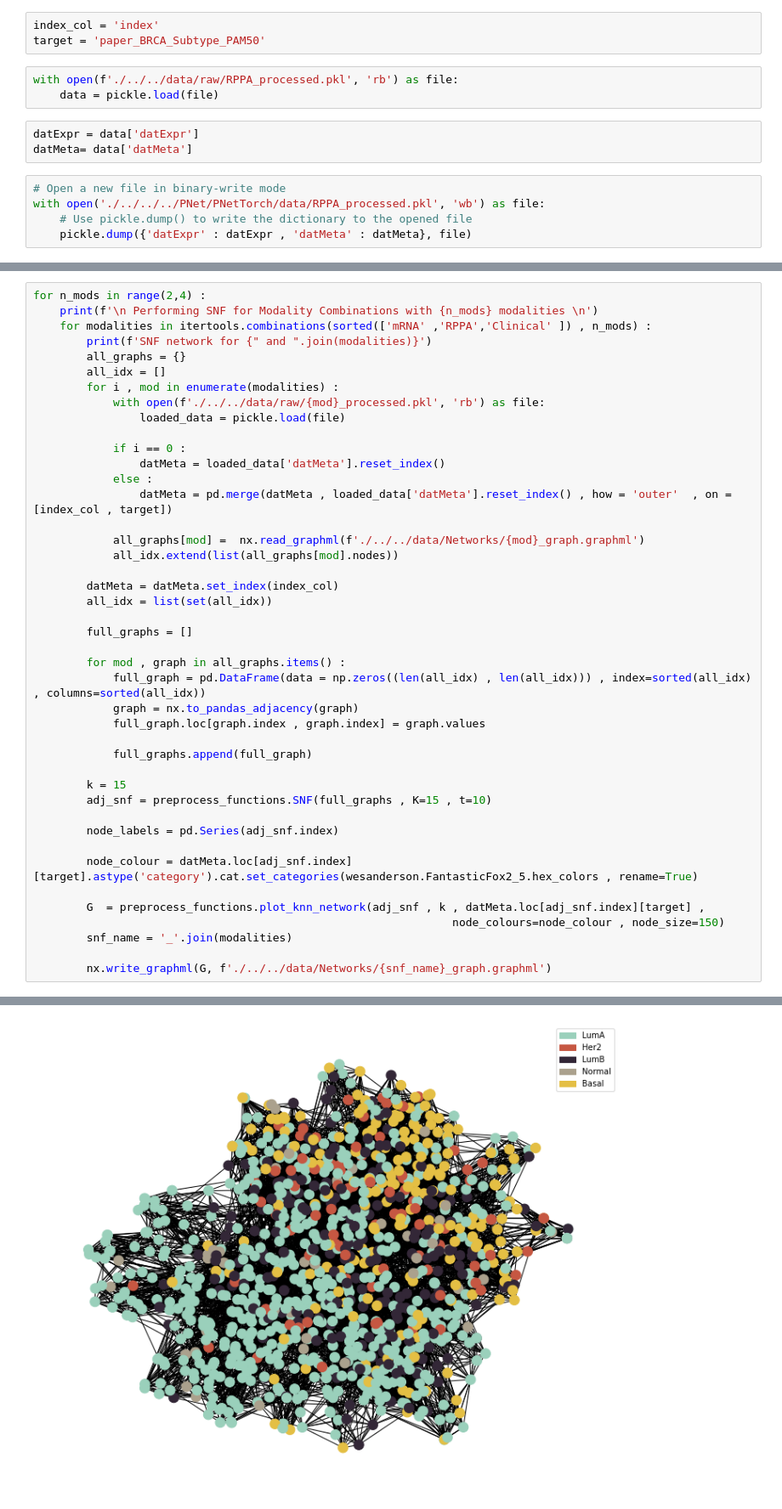
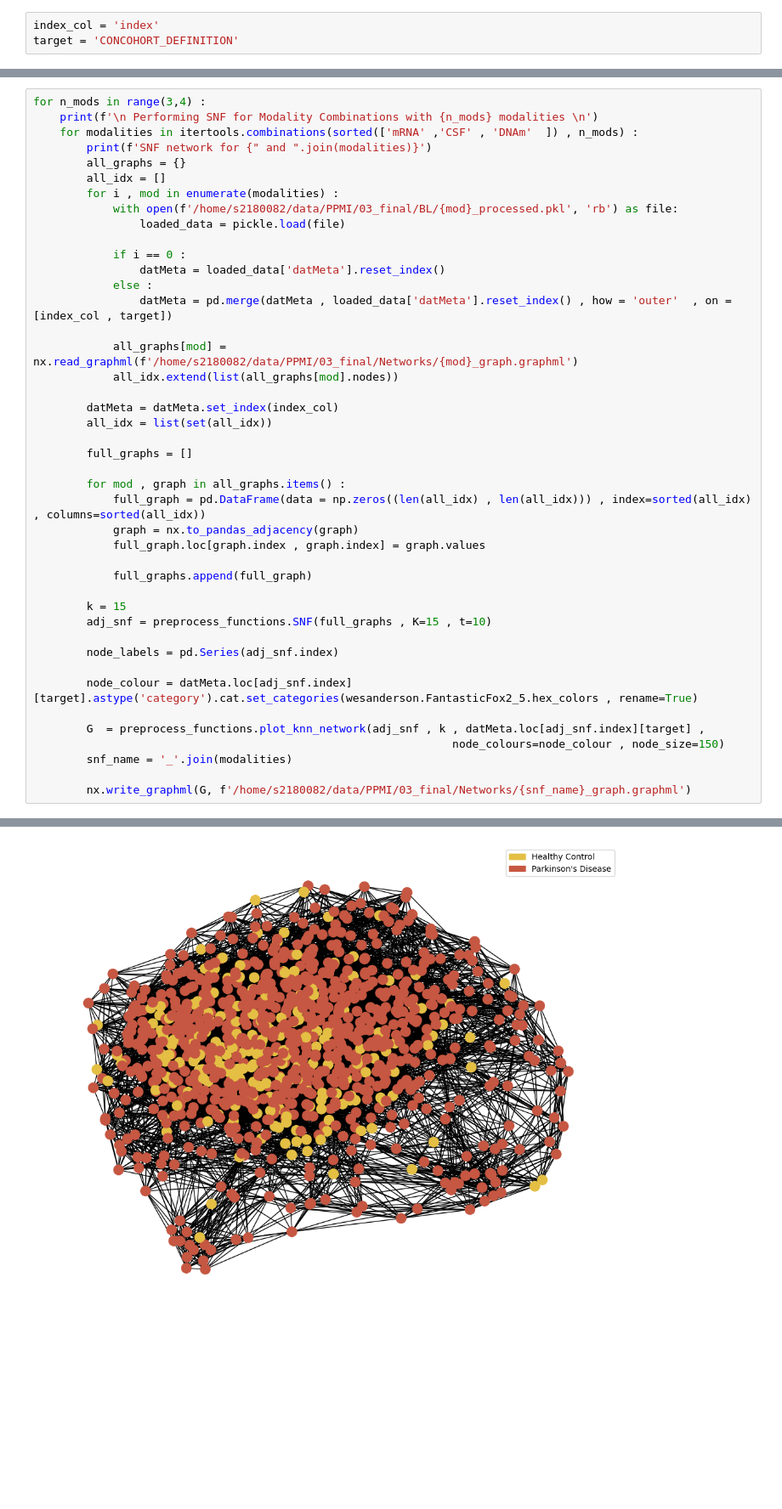
Before and after one commit to Barry8197/MOGDx, a Jupyter notebook: PreProcessing/SNF.ipynb, the cells around one changed output, grey strips where cells are left out. Shown at 85% size. Drawn from its saved outputs; the diff is of its cells as text; blank space fills up the shorter version.

```diff
--- a/PreProcessing/SNF.ipynb
+++ b/PreProcessing/SNF.ipynb
@@ -13,15 +13,4 @@ from utils import *
 import preprocess_functions
 # %%
 index_col = 'index'
-target = 'paper_BRCA_Subtype_PAM50'
+target = 'CONCOHORT_DEFINITION'
-# %%
-with open(f'./../../data/raw/RPPA_processed.pkl', 'rb') as file:
-    data = pickle.load(file)
-# %%
-datExpr = data['datExpr']
-datMeta= data['datMeta']
-# %%
-# Open a new file in binary-write mode
-with open('./../../../PNet/PNetTorch/data/RPPA_processed.pkl', 'wb') as file:
-    # Use pickle.dump() to write the dictionary to the opened file
-    pickle.dump({'datExpr' : datExpr , 'datMeta' : datMeta}, file)
@@ -32,12 +17,12 @@ dict_keys(['extracted_feats', 'model', 'datExpr', 'datMeta'])
 # %%
-for n_mods in range(2,4) :
+for n_mods in range(3,4) :
     print(f'\n Performing SNF for Modality Combinations with {n_mods} modalities \n')
-    for modalities in itertools.combinations(sorted(['mRNA' ,'RPPA','Clinical' ]) , n_mods) :
+    for modalities in itertools.combinations(sorted(['mRNA' ,'CSF' , 'DNAm'  ]) , n_mods) :
         print(f'SNF network for {" and ".join(modalities)}')
         all_graphs = {}
         all_idx = []
         for i , mod in enumerate(modalities) :
-            with open(f'./../../data/raw/{mod}_processed.pkl', 'rb') as file:
+            with open(f'/home/s2180082/data/PPMI/03_final/BL/{mod}_processed.pkl', 'rb') as file:
                 loaded_data = pickle.load(file)
 
             if i == 0 :
@@ -45,7 +30,7 @@ for n_mods in range(2,4) :
             else :
                 datMeta = pd.merge(datMeta , loaded_data['datMeta'].reset_index() , how = 'outer'  , on = [index_col , target])
 
-            all_graphs[mod] =  nx.read_graphml(f'./../../data/Networks/{mod}_graph.graphml')
+            all_graphs[mod] =  nx.read_graphml(f'/home/s2180082/data/PPMI/03_final/Networks/{mod}_graph.graphml')
             all_idx.extend(list(all_graphs[mod].nodes))
 
         datMeta = datMeta.set_index(index_col)
@@ -71,5 +56,5 @@ for n_mods in range(2,4) :
                                                                node_colours=node_colour , node_size=150)
         snf_name = '_'.join(modalities)
 
-        nx.write_graphml(G, f'./../../data/Networks/{snf_name}_graph.graphml')
+        nx.write_graphml(G, f'/home/s2180082/data/PPMI/03_final/Networks/{snf_name}_graph.graphml')
 # %% [output]
@@ -79 +64 @@ SNF network for Clinical and RPPA
-[figure, old version]
+[figure, new version]
```
Also changed, not shown: parts of 2 cells of this notebook, 7 other files.
